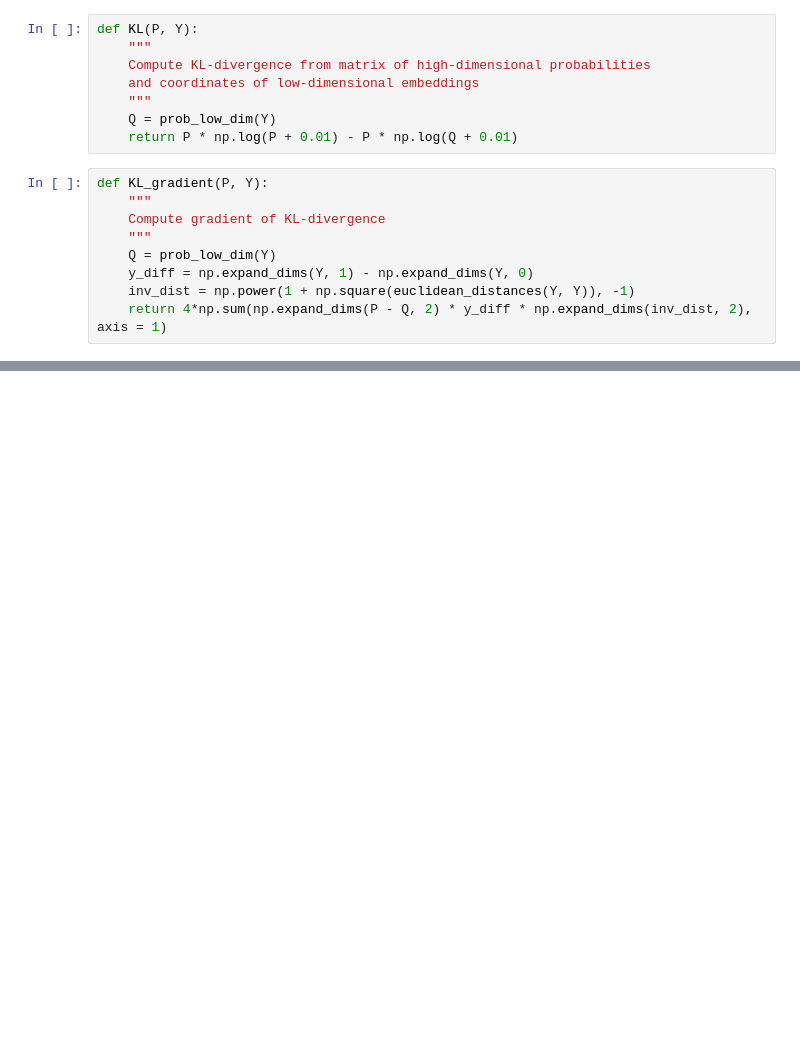
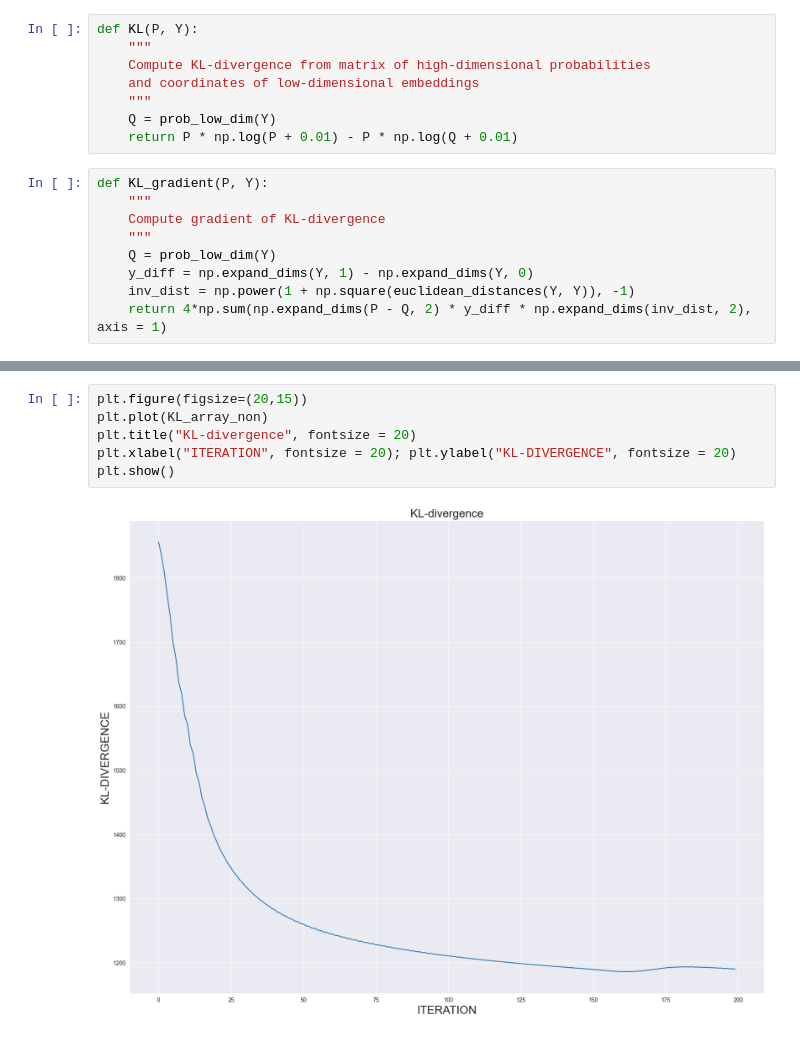
Before and after one commit to shin-fued/umap_vs_tsne, a Jupyter notebook: umap.ipynb, the cells around one changed output, grey strips where cells are left out. Cells and saved outputs as stored; diff of their text form; blank space fills up the shorter version.

```diff
--- a/umap.ipynb
+++ b/umap.ipynb
@@ -314,2 +369,10 @@ plt.show()
+# %%
+plt.figure(figsize=(20,15))
+plt.plot(KL_array_non)
+plt.title("KL-divergence", fontsize = 20)
+plt.xlabel("ITERATION", fontsize = 20); plt.ylabel("KL-DIVERGENCE", fontsize = 20)
+plt.show()
+# %% [output]
+[figure, added]
 # %%
 plt.figure(figsize=(20,15))
```
Also changed, not shown: parts of 9 cells of this notebook.
